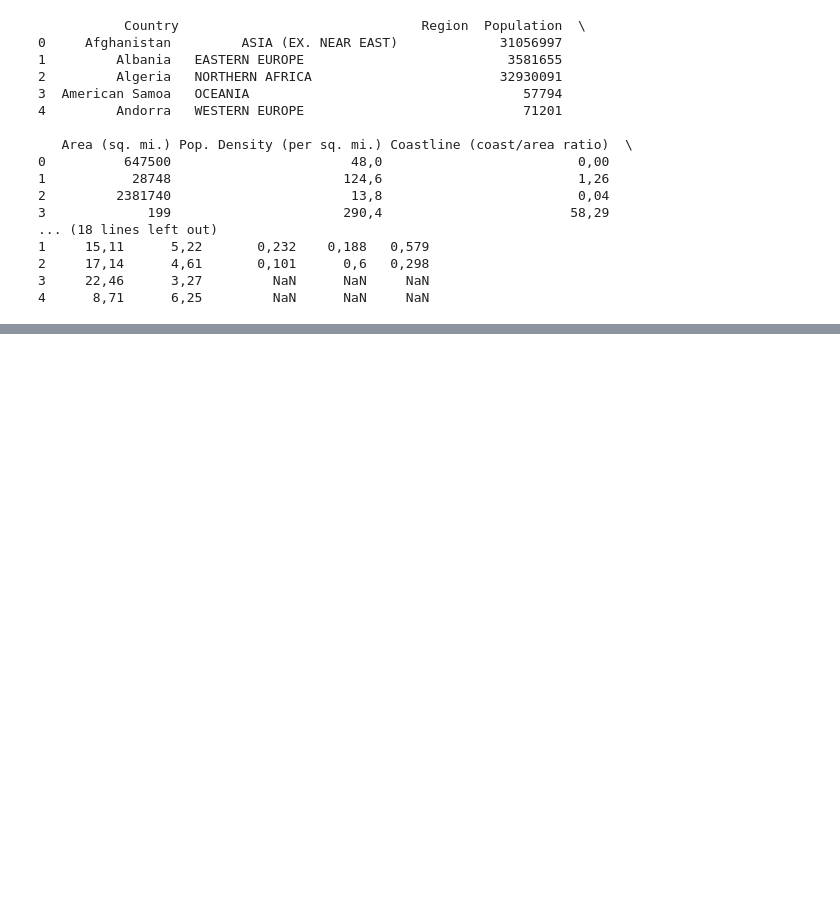
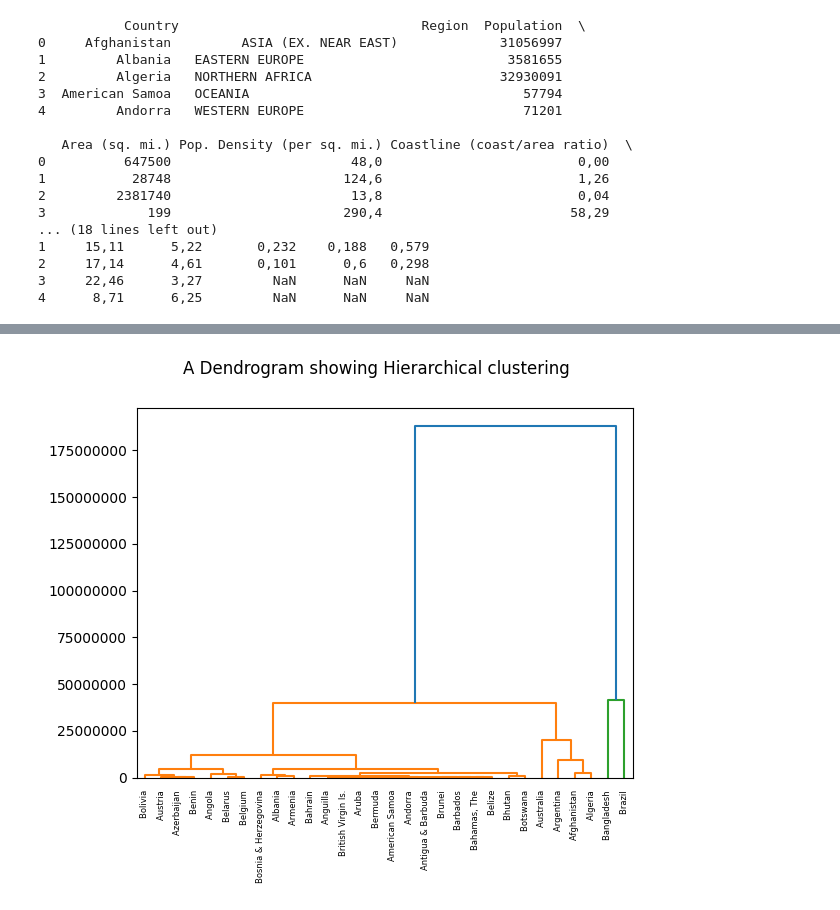
Before and after one commit to yfwjay/unsupervised_learning, a Jupyter notebook: hierarchical_visualisation.ipynb, the cells around one changed output, grey strips where cells are left out. Cells and saved outputs as stored; diff of their text form; code cells hidden in the pictures; blank space fills up the shorter version.

```diff
--- a/hierarchical_visualisation.ipynb
+++ b/hierarchical_visualisation.ipynb
@@ -29,7 +29,7 @@ for file in all_files:
 csv_file_name = 'countries of the world.csv'
 # %%
 csv_path = os.path.join(folder_path , csv_file_name)
-df = pd.DataFrame(csv_path)
+df = pd.read_csv(csv_path)
 print(df.head())
 # %% [output]
            Country                               Region  Population  \
@@ -51,0 +54,3 @@ print(df.head())
+# %%
+df = df.head(30)
+df
@@ -51,0 +121,5 @@ print(df.head())
+# %%
+# 14 columns have null values we drop all null values or fill them with 0
+
+df_cleaned = df.fillna(0)
+print(df_cleaned.isnull().sum())
@@ -51,0 +162,24 @@ print(df.head())
+# %%
+Country_att = (
+    df_cleaned.drop(columns=['Country', 'Region'])
+    .replace(',', '.', regex=True)
+    .apply(pd.to_numeric, errors='coerce')
+    .fillna(0)
+)
+country_names = df_cleaned['Country']
+# %%
+
+height_of_dendrogram = linkage(Country_att , method = 'complete')
+
+# pass the linkages above(grouped into clusters) into a dedrogram to visualize
+dendrogram(
+    height_of_dendrogram ,
+    labels = country_names.tolist(),
+    leaf_rotation = 90 ,
+    leaf_font_size = 6
+)
+plt.suptitle("A Dendrogram showing Hierarchical clustering")
+plt.ticklabel_format(style='plain', axis='y')
+plt.show()
+# %% [output]
+[figure, added]
```
Also changed, not shown: parts of 14 cells of this notebook.
